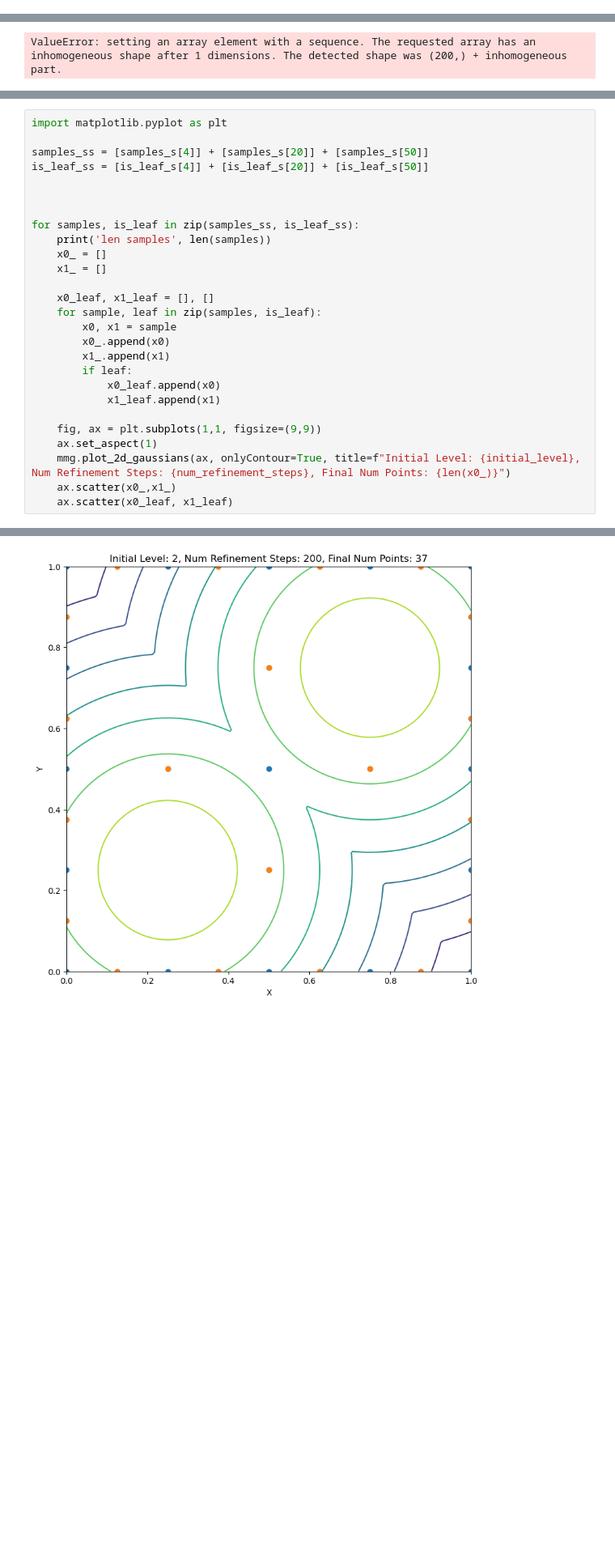
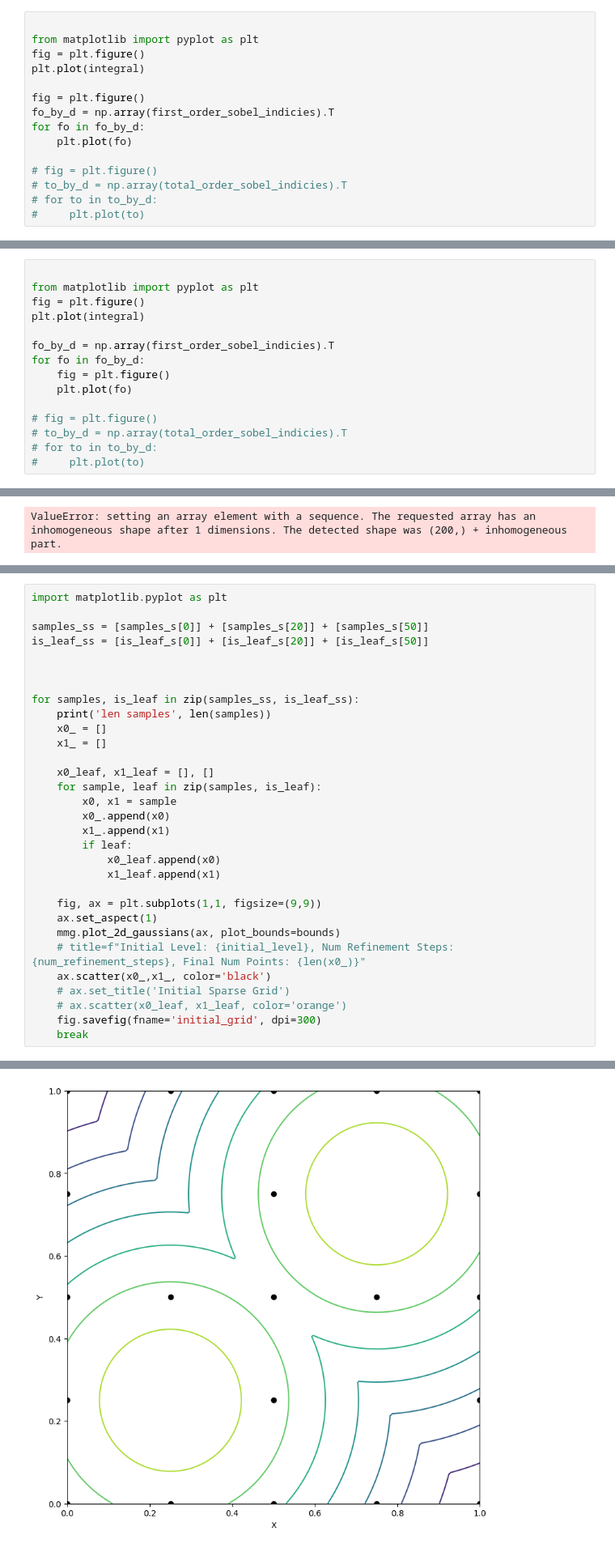
Before and after one commit to DanHarJor/GENE_UQ, a Jupyter notebook: SGPP_testing/SG++refinement.ipynb, the cells around one changed output, grey strips where cells are left out. Shown at 81% size. Cells and saved outputs as stored; diff of their text form; blank space fills up the shorter version.

```diff
--- a/SGPP_testing/SG++refinement.ipynb
+++ b/SGPP_testing/SG++refinement.ipynb
@@ -163,0 +385,15 @@ AttributeError: 'Grid' object has no attribute 'b'
+# %%
+
+from matplotlib import pyplot as plt
+fig = plt.figure()
+plt.plot(integral)
+
+fig = plt.figure()
+fo_by_d = np.array(first_order_sobel_indicies).T
+for fo in fo_by_d:
+    plt.plot(fo)
+
+# fig = plt.figure()
+# to_by_d = np.array(total_order_sobel_indicies).T
+# for to in to_by_d:
+#     plt.plot(to)
@@ -163,0 +403,15 @@ AttributeError: 'Grid' object has no attribute 'b'
+# %%
+
+from matplotlib import pyplot as plt
+fig = plt.figure()
+plt.plot(integral)
+
+fo_by_d = np.array(first_order_sobel_indicies).T
+for fo in fo_by_d:
+    fig = plt.figure()
+    plt.plot(fo)
+
+# fig = plt.figure()
+# to_by_d = np.array(total_order_sobel_indicies).T
+# for to in to_by_d:
+#     plt.plot(to)
@@ -204,8 +499,8 @@ ValueError: setting an array element with a sequence. The requested array has an
 # %%
 import matplotlib.pyplot as plt
 
-samples_ss = [samples_s[4]] + [samples_s[20]] + [samples_s[50]]
-is_leaf_ss = [is_leaf_s[4]] + [is_leaf_s[20]] + [is_leaf_s[50]]
+samples_ss = [samples_s[0]] + [samples_s[20]] + [samples_s[50]]
+is_leaf_ss = [is_leaf_s[0]] + [is_leaf_s[20]] + [is_leaf_s[50]]
 
 
 
@@ -225,7 +520,11 @@ for samples, is_leaf in zip(samples_ss, is_leaf_ss):
 
     fig, ax = plt.subplots(1,1, figsize=(9,9))
     ax.set_aspect(1)
-    mmg.plot_2d_gaussians(ax, onlyContour=True, title=f"Initial Level: {initial_level}, Num Refinement Steps: {num_refinement_steps}, Final Num Points: {len(x0_)}")
-    ax.scatter(x0_,x1_)
-    ax.scatter(x0_leaf, x1_leaf)
+    mmg.plot_2d_gaussians(ax, plot_bounds=bounds)
+    # title=f"Initial Level: {initial_level}, Num Refinement Steps: {num_refinement_steps}, Final Num Points: {len(x0_)}"
+    ax.scatter(x0_,x1_, color='black')
+    # ax.set_title('Initial Sparse Grid')
+    # ax.scatter(x0_leaf, x1_leaf, color='orange')
+    fig.savefig(fname='initial_grid', dpi=300)
+    break
 # %% [output]
@@ -235 +532 @@ len samples 267
-[figure, old version]
+[figure, new version]
```
Also changed, not shown: parts of 18 cells of this notebook, 3 other files.
